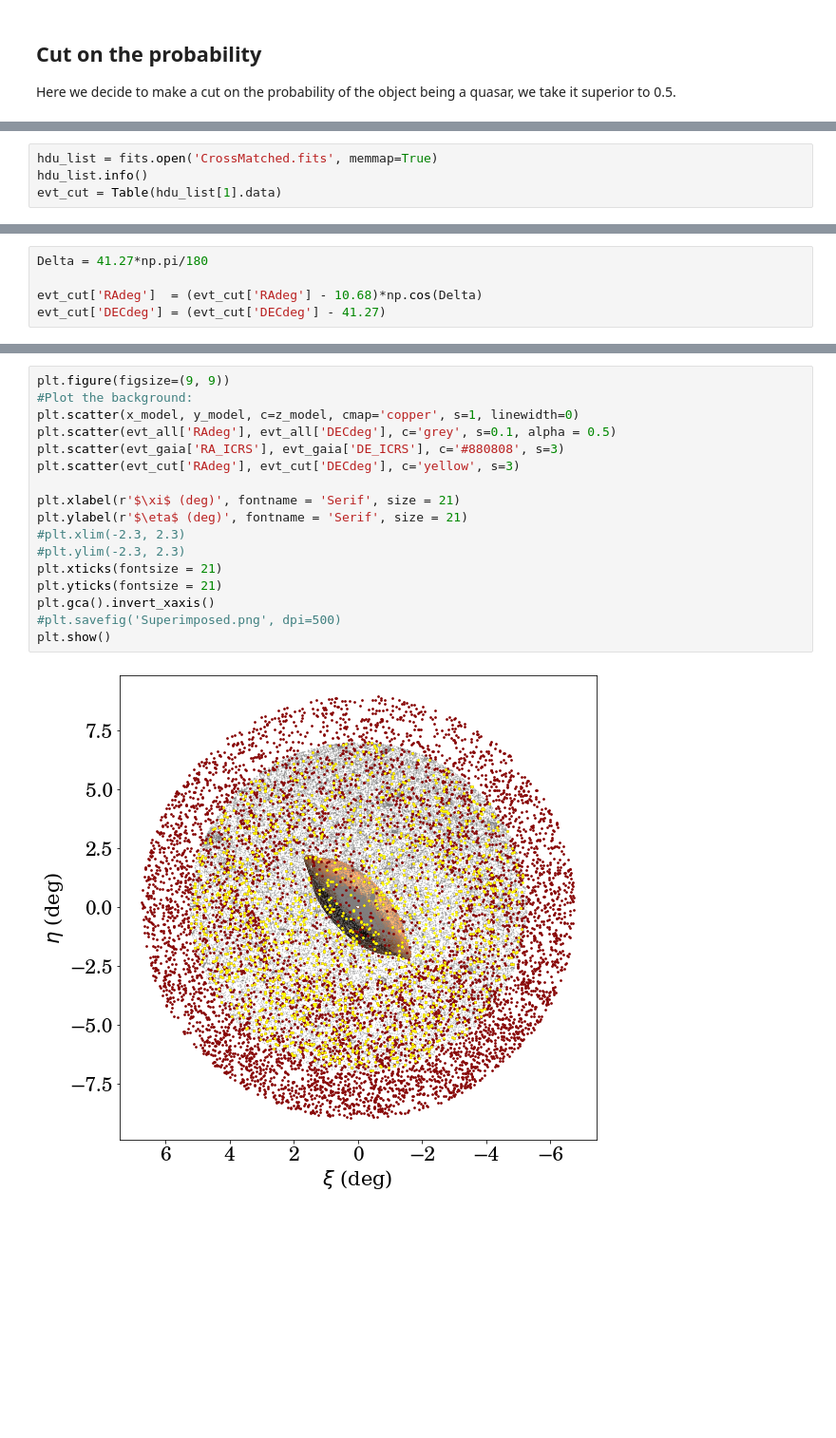
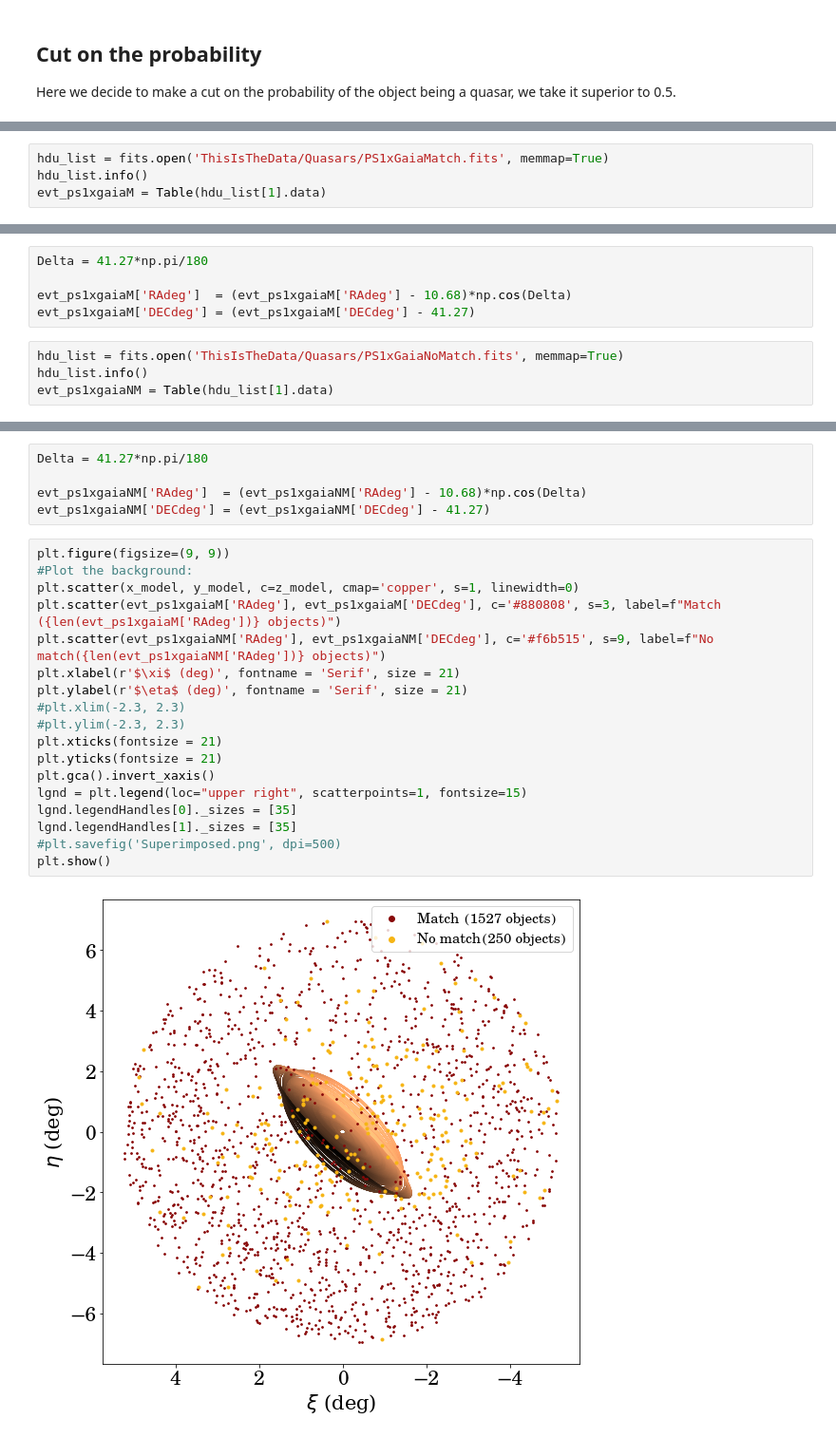
Before and after one commit to SamuelLimbo/AndromedaProperMotion, a Jupyter notebook: QuasarSystematics.ipynb, the cells around one changed output, grey strips where cells are left out. Shown at 95% size. Saved outputs shown, nothing was run; the diff lists cells and outputs as text; blank space fills up the shorter version.

```diff
--- a/QuasarSystematics.ipynb
+++ b/QuasarSystematics.ipynb
@@ -389,5 +424,5 @@ As a visualisation of the objects that have been kept we show the following grap
 # %%
-hdu_list = fits.open('CrossMatched.fits', memmap=True)
+hdu_list = fits.open('ThisIsTheData/Quasars/PS1xGaiaMatch.fits', memmap=True)
 hdu_list.info()
-evt_cut = Table(hdu_list[1].data)
+evt_ps1xgaiaM = Table(hdu_list[1].data)
 # %% [output]
@@ -398,5 +433,9 @@ No.    Name      Ver    Type      Cards   Dimensions   Format
 # %%
 Delta = 41.27*np.pi/180
 
-evt_cut['RAdeg']  = (evt_cut['RAdeg'] - 10.68)*np.cos(Delta)
-evt_cut['DECdeg'] = (evt_cut['DECdeg'] - 41.27)
+evt_ps1xgaiaM['RAdeg']  = (evt_ps1xgaiaM['RAdeg'] - 10.68)*np.cos(Delta)
+evt_ps1xgaiaM['DECdeg'] = (evt_ps1xgaiaM['DECdeg'] - 41.27)
+# %%
+hdu_list = fits.open('ThisIsTheData/Quasars/PS1xGaiaNoMatch.fits', memmap=True)
+hdu_list.info()
+evt_ps1xgaiaNM = Table(hdu_list[1].data)
@@ -403,21 +447,27 @@ evt_cut['DECdeg'] = (evt_cut['DECdeg'] - 41.27)
+# %%
+Delta = 41.27*np.pi/180
+
+evt_ps1xgaiaNM['RAdeg']  = (evt_ps1xgaiaNM['RAdeg'] - 10.68)*np.cos(Delta)
+evt_ps1xgaiaNM['DECdeg'] = (evt_ps1xgaiaNM['DECdeg'] - 41.27)
 # %%
 plt.figure(figsize=(9, 9))
 #Plot the background:
 plt.scatter(x_model, y_model, c=z_model, cmap='copper', s=1, linewidth=0)
-plt.scatter(evt_all['RAdeg'], evt_all['DECdeg'], c='grey', s=0.1, alpha = 0.5)
-plt.scatter(evt_gaia['RA_ICRS'], evt_gaia['DE_ICRS'], c='#880808', s=3)
-plt.scatter(evt_cut['RAdeg'], evt_cut['DECdeg'], c='yellow', s=3)
-
+plt.scatter(evt_ps1xgaiaM['RAdeg'], evt_ps1xgaiaM['DECdeg'], c='#880808', s=3, label=f"Match ({len(evt_ps1xgaiaM['RAdeg'])} objects)")
+plt.scatter(evt_ps1xgaiaNM['RAdeg'], evt_ps1xgaiaNM['DECdeg'], c='#f6b515', s=9, label=f"No match({len(evt_ps1xgaiaNM['RAdeg'])} objects)")
 plt.xlabel(r'$\xi$ (deg)', fontname = 'Serif', size = 21)
 plt.ylabel(r'$\eta$ (deg)', fontname = 'Serif', size = 21)
 #plt.xlim(-2.3, 2.3)
 #plt.ylim(-2.3, 2.3)
 plt.xticks(fontsize = 21)
 plt.yticks(fontsize = 21)
 plt.gca().invert_xaxis()
+lgnd = plt.legend(loc="upper right", scatterpoints=1, fontsize=15)
+lgnd.legendHandles[0]._sizes = [35]
+lgnd.legendHandles[1]._sizes = [35]
 #plt.savefig('Superimposed.png', dpi=500)
 plt.show()
 # %% [output]
-[figure, old version]
+[figure, new version]
 # %%
 %load_ext Cython
```
Also changed, not shown: parts of 21 cells of this notebook.
